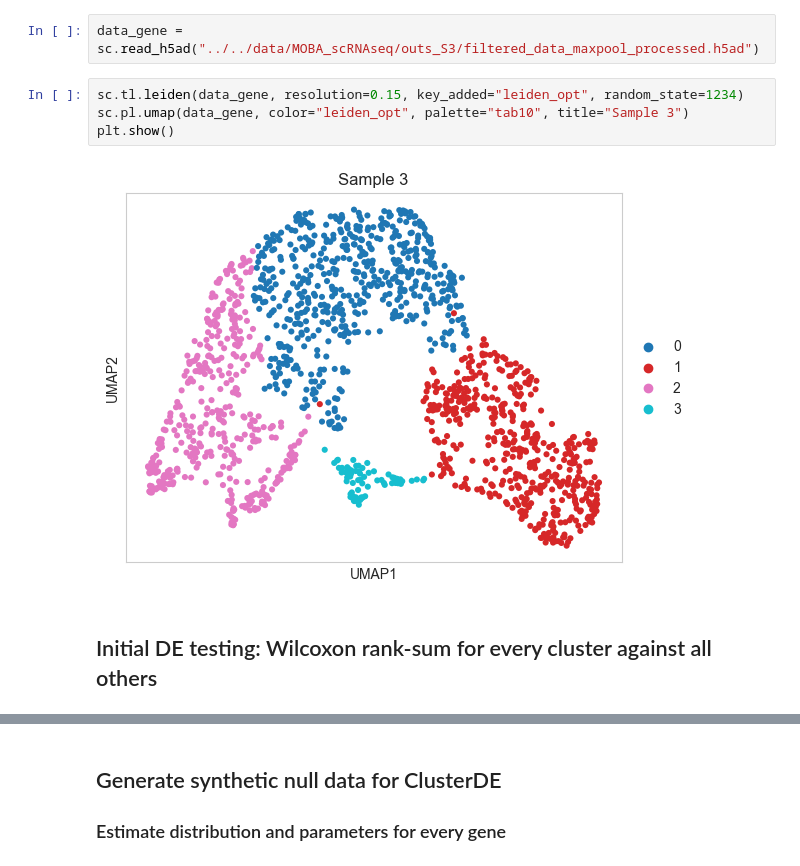
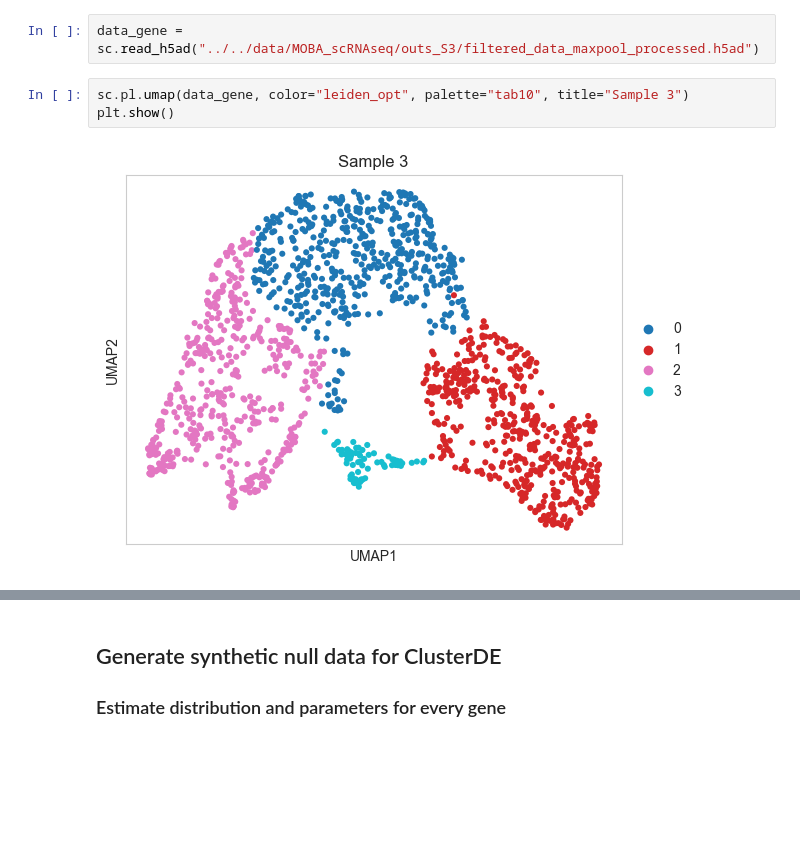
Before and after one commit to bio-datascience/BacSC, a Jupyter notebook: analysis/P_aero_S2S3/S3_cluster_analysis.ipynb, the cells around one changed output, grey strips where cells are left out. Cells and saved outputs as stored; diff of their text form; blank space fills up the shorter version.

```diff
--- a/analysis/P_aero_S2S3/S3_cluster_analysis.ipynb
+++ b/analysis/P_aero_S2S3/S3_cluster_analysis.ipynb
@@ -53,10 +53,7 @@ import importlib
 # %%
 data_gene = sc.read_h5ad("../../data/MOBA_scRNAseq/outs_S3/filtered_data_maxpool_processed.h5ad")
 # %%
-sc.tl.leiden(data_gene, resolution=0.15, key_added="leiden_opt", random_state=1234)
 sc.pl.umap(data_gene, color="leiden_opt", palette="tab10", title="Sample 3")
 plt.show()
 # %% [output]
-[figure, old version]
+[figure, new version]
-# %% [markdown]
-## Initial DE testing: Wilcoxon rank-sum for every cluster against all others
```
Also changed, not shown: parts of 17 cells of this notebook, 3 other files.
